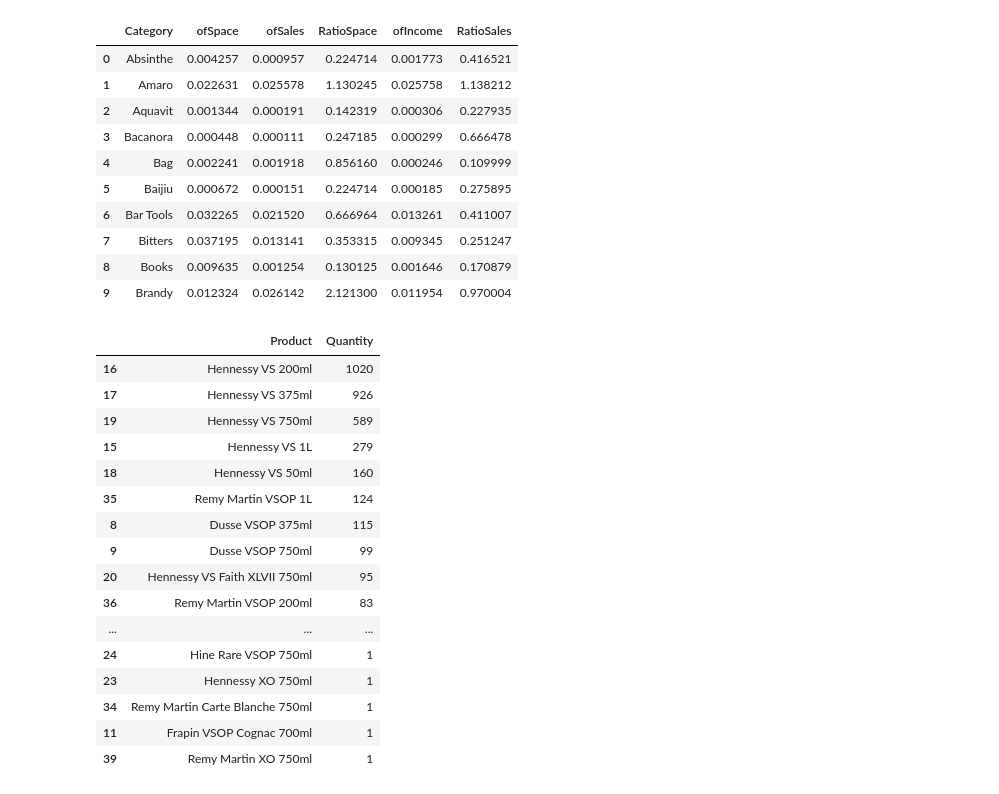
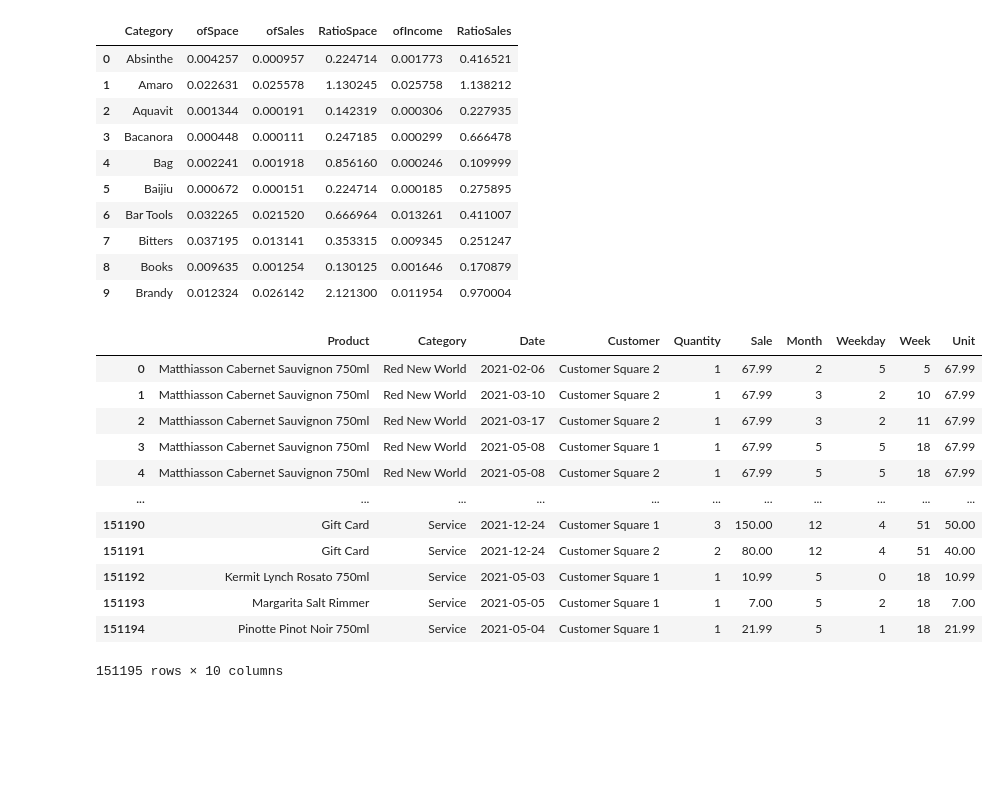
Before and after one commit to TheAgaveFairy/practice, a Jupyter notebook: SbPDetail.ipynb, the cells around one changed output. Saved outputs shown, nothing was run; the diff lists cells and outputs as text; code cells hidden in the pictures; blank space fills up the shorter version.

```diff
--- a/SbPDetail.ipynb
+++ b/SbPDetail.ipynb
@@ -349,23 +424,22 @@ sku_look.head(10)
 | 8 | Books | 0.009635 | 0.001254 | 0.130125 | 0.001646 | 0.170879 |
 | 9 | Brandy | 0.012324 | 0.026142 | 2.121300 | 0.011954 | 0.970004 |
 # %%
-yak_investigation = df[df.Category == 'Cognac'].groupby(['Product']).Quantity.sum().reset_index()
-yak_investigation.sort_values('Quantity',ascending=False)
+#cognac has some weird numbers, looks like its just all the high dollar Henny sales
+#yak_investigation = df[df.Category == 'Cognac'].groupby(['Product']).Quantity.sum().reset_index()
+#yak_investigation.sort_values('Quantity',ascending=False)
-# %% [output]
-|  | Product | Quantity |
-| 16 | Hennessy VS 200ml | 1020 |
-| 17 | Hennessy VS 375ml | 926 |
-| 19 | Hennessy VS 750ml | 589 |
-| 15 | Hennessy VS 1L | 279 |
-| 18 | Hennessy VS 50ml | 160 |
-| 35 | Remy Martin VSOP 1L | 124 |
-| 8 | Dusse VSOP 375ml | 115 |
-| 9 | Dusse VSOP 750ml | 99 |
-| 20 | Hennessy VS Faith XLVII 750ml | 95 |
-| 36 | Remy Martin VSOP 200ml | 83 |
-| ... | ... | ... |
-| 24 | Hine Rare VSOP 750ml | 1 |
-| 23 | Hennessy XO 750ml | 1 |
-| 34 | Remy Martin Carte Blanche 750ml | 1 |
-| 11 | Frapin VSOP Cognac 700ml | 1 |
-| 39 | Remy Martin XO 750ml | 1 |
+# %%
+df
+# %% [output]
+|  | Product | Category | Date | Customer | Quantity | Sale | Month | Weekday | Week | Unit |
+| 0 | Matthiasson Cabernet Sauvignon 750ml | Red New World | 2021-02-06 | Customer Square 2 | 1 | 67.99 | 2 | 5 | 5 | 67.99 |
+| 1 | Matthiasson Cabernet Sauvignon 750ml | Red New World | 2021-03-10 | Customer Square 2 | 1 | 67.99 | 3 | 2 | 10 | 67.99 |
+| 2 | Matthiasson Cabernet Sauvignon 750ml | Red New World | 2021-03-17 | Customer Square 2 | 1 | 67.99 | 3 | 2 | 11 | 67.99 |
+| 3 | Matthiasson Cabernet Sauvignon 750ml | Red New World | 2021-05-08 | Customer Square 1 | 1 | 67.99 | 5 | 5 | 18 | 67.99 |
+| 4 | Matthiasson Cabernet Sauvignon 750ml | Red New World | 2021-05-08 | Customer Square 2 | 1 | 67.99 | 5 | 5 | 18 | 67.99 |
+| ... | ... | ... | ... | ... | ... | ... | ... | ... | ... | ... |
+| 151190 | Gift Card | Service | 2021-12-24 | Customer Square 1 | 3 | 150.00 | 12 | 4 | 51 | 50.00 |
+| 151191 | Gift Card | Service | 2021-12-24 | Customer Square 2 | 2 | 80.00 | 12 | 4 | 51 | 40.00 |
+| 151192 | Kermit Lynch Rosato 750ml | Service | 2021-05-03 | Customer Square 1 | 1 | 10.99 | 5 | 0 | 18 | 10.99 |
+| 151193 | Margarita Salt Rimmer | Service | 2021-05-05 | Customer Square 1 | 1 | 7.00 | 5 | 2 | 18 | 7.00 |
+| 151194 | Pinotte Pinot Noir 750ml | Service | 2021-05-04 | Customer Square 1 | 1 | 21.99 | 5 | 1 | 18 | 21.99 |
+151195 rows × 10 columns
```
Also changed, not shown: parts of 13 cells of this notebook, 6 other files.
